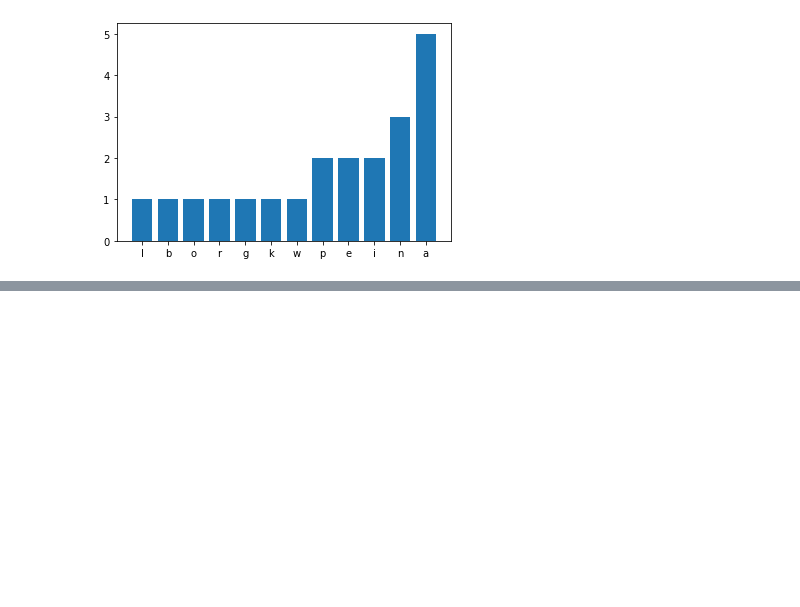
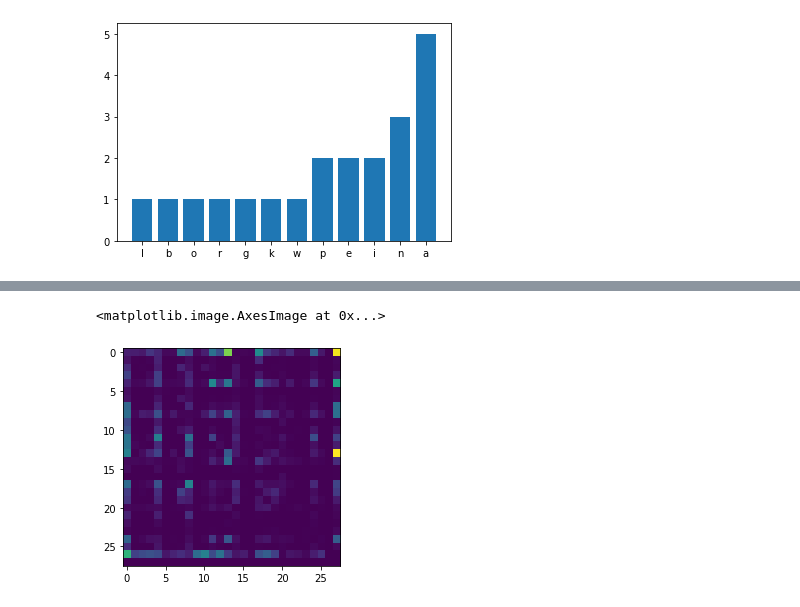
Before and after one commit to vat99/makemore, a Jupyter notebook: lecture1/bigrams.ipynb, the cells around one changed output, grey strips where cells are left out. Cells and saved outputs as stored; diff of their text form; code cells hidden in the pictures; blank space fills up the shorter version.

```diff
--- a/lecture1/bigrams.ipynb
+++ b/lecture1/bigrams.ipynb
@@ -58,0 +74,7 @@ plt.bar(counts.keys(), counts.values())
+# %%
+# lets get the bigrams aka sliding window of size 2
+for w in words[:3]:
+    # add the special characters before and after each individual word
+    chs = ['<S>'] + list(w) + ['<E>']
+    for ch1, ch2 in zip(chs, chs[1:]):
+        print(ch1, ch2)
@@ -58,0 +134,26 @@ plt.bar(counts.keys(), counts.values())
+# %%
+# get the counts representation as a 2d torch tensor where
+# along the rows represents the first character and
+# along the columns represents the second character
+import torch
+
+def get_bigrams_array(words: List[str]) -> torch.Tensor:
+    chars = sorted(list(set(''.join(words))))
+    stoi = {s:i for i,s in enumerate(chars)}
+    stoi['<S>'] = 26
+    stoi['<E>'] = 27
+    N = torch.zeros((28, 28), dtype=torch.int32)
+    for word in words:
+        # add the special start and end tokens
+        chs = ['<S>'] + list(word) + ['<E>']
+        for ch1, ch2 in zip(chs, chs[1:]):
+            N[stoi[ch1], stoi[ch2]] += 1
+    return N
+# %%
+N = get_bigrams_array(words=words)
+# %%
+# lets plot this thing
+plt.imshow(N)
+# %% [output]
+<matplotlib.image.AxesImage at 0x...>
+[figure, added]
```
Also changed, not shown: parts of 12 cells of this notebook.
